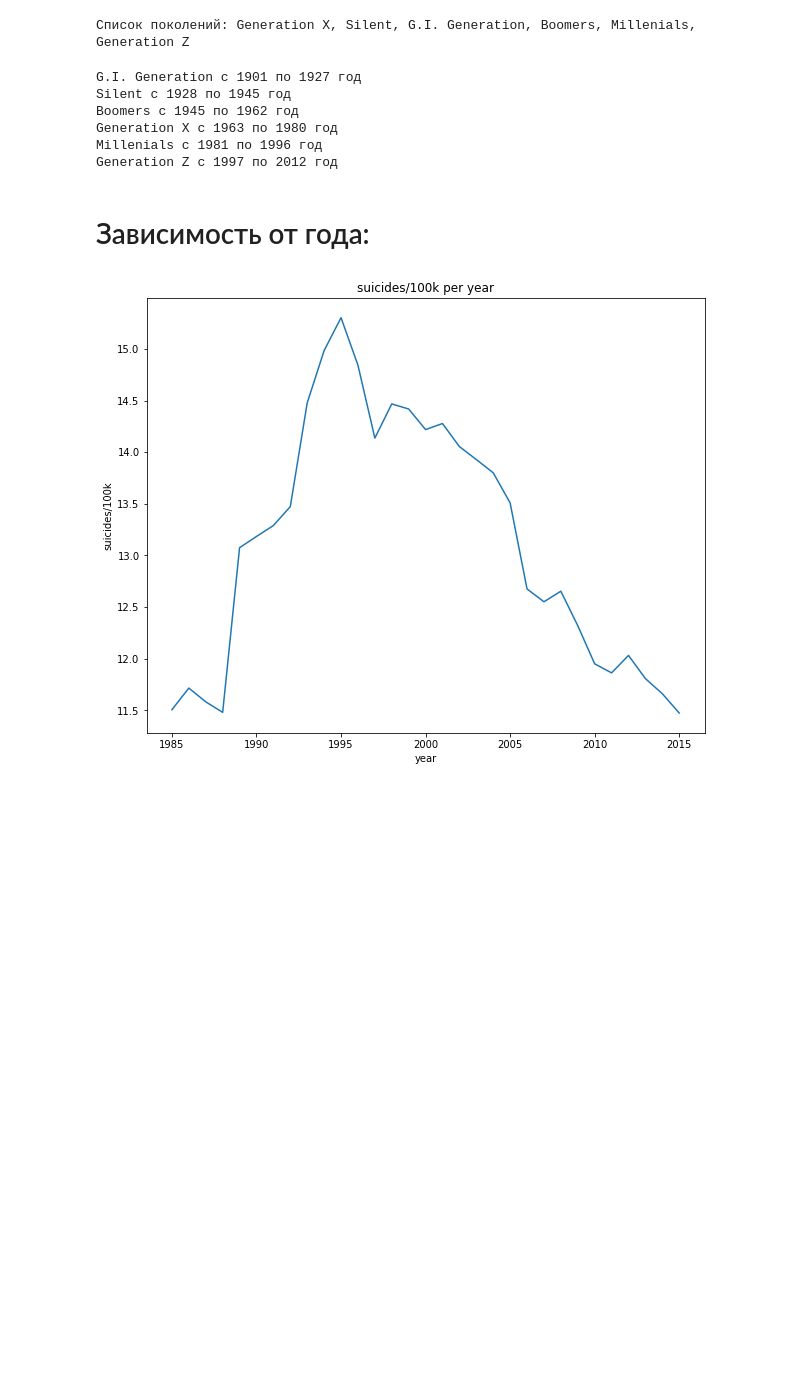
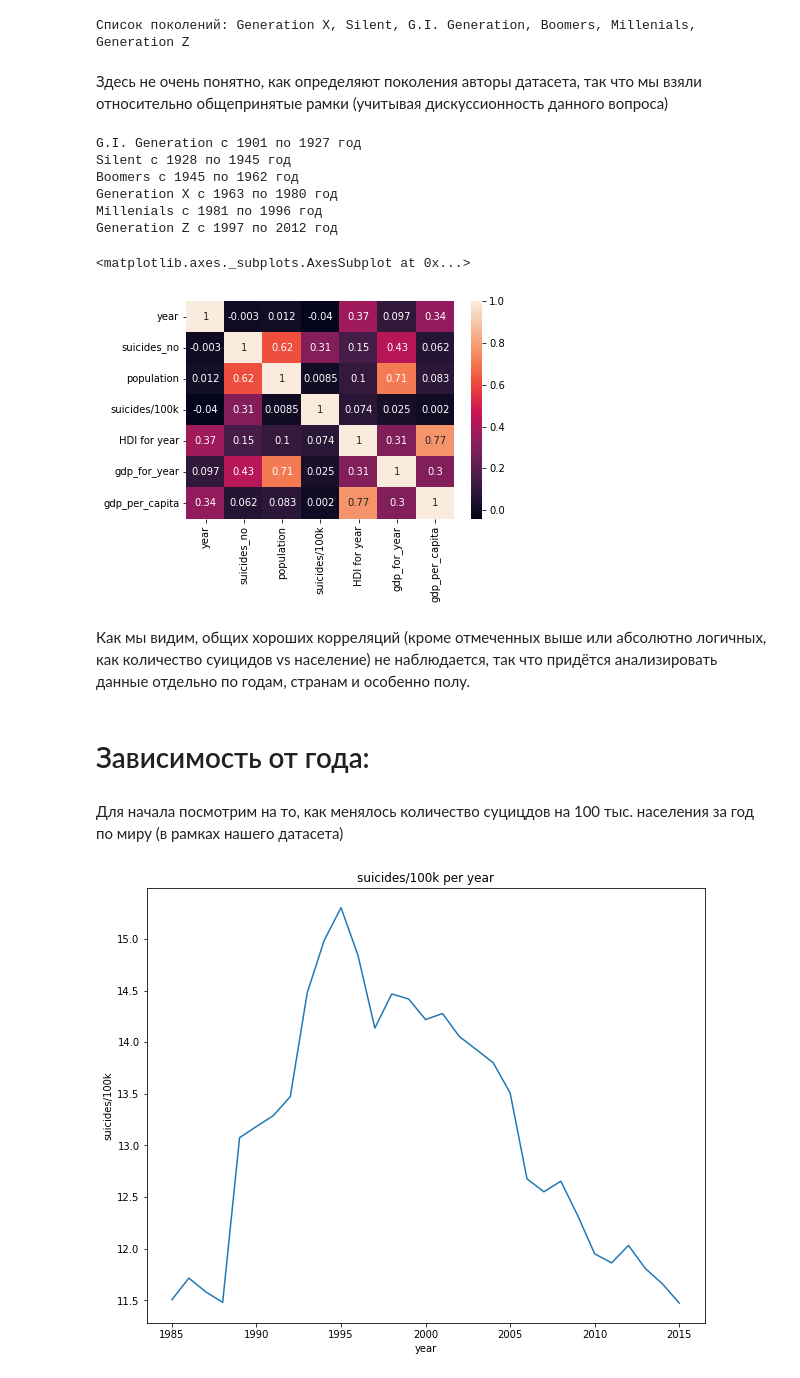
Before and after one commit to Katmalu/Suicide_Rates_Overview_1985_to_2016, a Jupyter notebook: Suicide_Rates_Overview_1985_to_2016.ipynb, the cells around one changed output. Drawn from its saved outputs; the diff is of its cells as text; code cells hidden in the pictures; blank space fills up the shorter version.

```diff
--- a/Suicide_Rates_Overview_1985_to_2016.ipynb
+++ b/Suicide_Rates_Overview_1985_to_2016.ipynb
@@ -171,6 +222,8 @@ print(f'Список возрастных групп: {", ".join(age)}')
 print(f'Список поколений: {", ".join(generation)}')
 # %% [output]
 Список поколений: Generation X, Silent, G.I. Generation, Boomers, Millenials, Generation Z
+# %% [markdown]
+Здесь не очень понятно, как определяют поколения авторы датасета, так что мы взяли относительно общепринятые рамки (учитывая дискуссионность данного вопроса)
 # %%
 generation_l = ["G.I. Generation", "Silent", "Boomers", "Generation X", "Millenials", "Generation Z"]
 # %%
@@ -185,8 +238,17 @@ Boomers c 1945 по 1962 год
 Generation X c 1963 по 1980 год
 Millenials c 1981 по 1996 год
 Generation Z c 1997 по 2012 год
+# %%
+sns.heatmap(data.corr(), annot = True)
+# %% [output]
+<matplotlib.axes._subplots.AxesSubplot at 0x...>
+[figure, added]
+# %% [markdown]
+Как мы видим, общих хороших корреляций (кроме отмеченных выше или абсолютно логичных, как количество суицидов vs население) не наблюдается, так что придётся анализировать данные отдельно по годам, странам и особенно полу.
 # %% [markdown]
 # Зависимость от года:
+# %% [markdown]
+Для начала посмотрим на то, как менялось количество суцицдов на 100 тыс. населения за год по миру (в рамках нашего датасета)
 # %%
 year_sum = data[['year', 'suicides_no', 'population']].groupby(['year']).sum()
 year_sum['suicides/100k'] = year_sum['suicides_no']*100000/year_sum['population']
```
Also changed, not shown: parts of 42 cells of this notebook.
